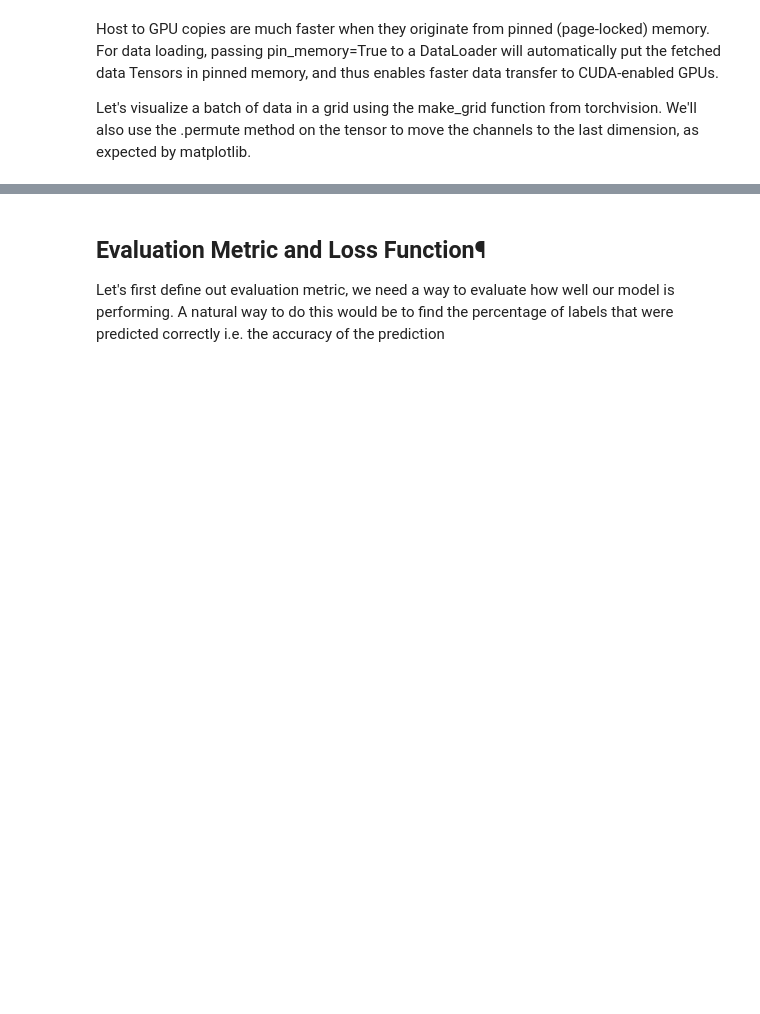
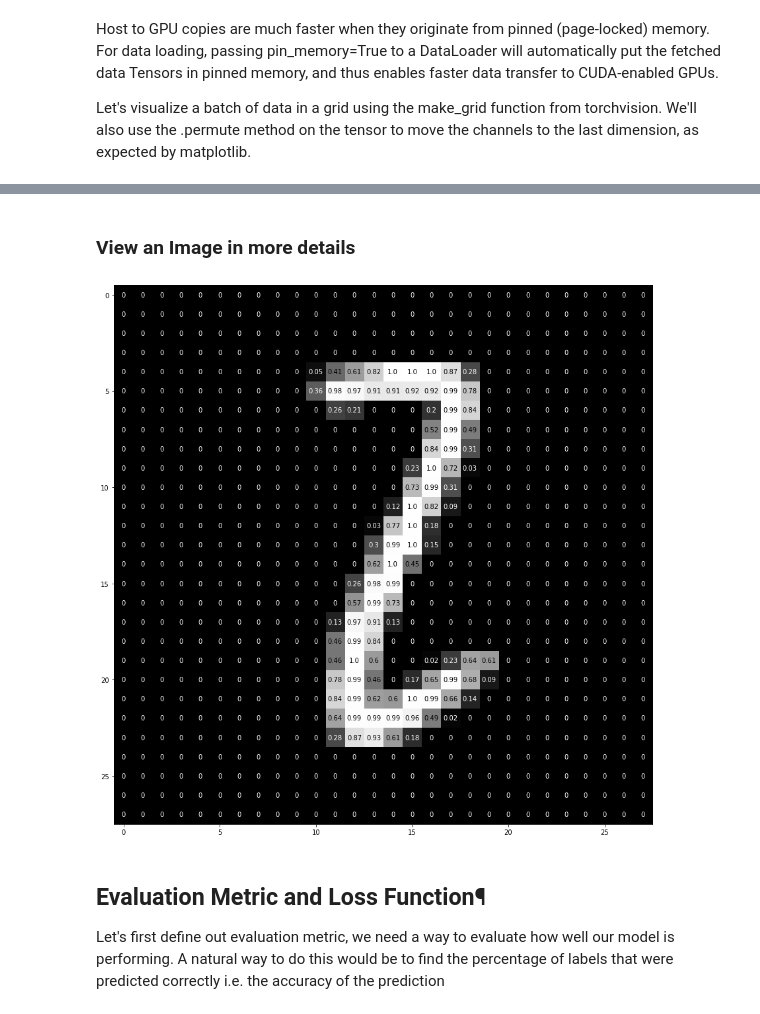
Before and after one commit to divya-r-kamat/PyTorch, a Jupyter notebook: MNIST_Neural_Network.ipynb, the cells around one changed output, grey strips where cells are left out. Cells and saved outputs as stored; diff of their text form; code cells hidden in the pictures; blank space fills up the shorter version.

```diff
--- a/MNIST_Neural_Network.ipynb
+++ b/MNIST_Neural_Network.ipynb
@@ -68,3 +66,31 @@ show_batch(train_loader)
+# %% [markdown]
+### View an Image in more details
+# %%
+#obtain one batch of training images
+dataiter = iter(train_loader)
+images,labels = dataiter.next()
+#images = images.numpy()
+## add one more dimension for batch_size
+img = images[1].squeeze()
+#img=img.numpy()
+
+
+fig = plt.figure(figsize=(15,15))
+ax = fig.add_subplot(111)
+ax.imshow(img,cmap='gray')
+
+width,height = img.shape
+thresh = img.max()/2.5
+
+for x in range(width):
+  for y in range(height):
+    val = (torch.round((img[x][y]*100))).item()/100 if img[x][y] !=0 else 0
+    ax.annotate(str(val),xy = (y,x),
+                horizontalalignment='center',
+                verticalalignment='center',
+                color='white'if  img[x][y] < thresh else 'black')
+# %% [output]
+[figure, added]
 # %% [markdown]
 ## Evaluation Metric and Loss Function¶
 Let's first define out evaluation metric, we need a way to evaluate how well our model is performing. A natural way to do this would be to find the percentage of labels that were predicted correctly i.e. the accuracy of the prediction
```
Also changed, not shown: parts of 16 cells of this notebook.
